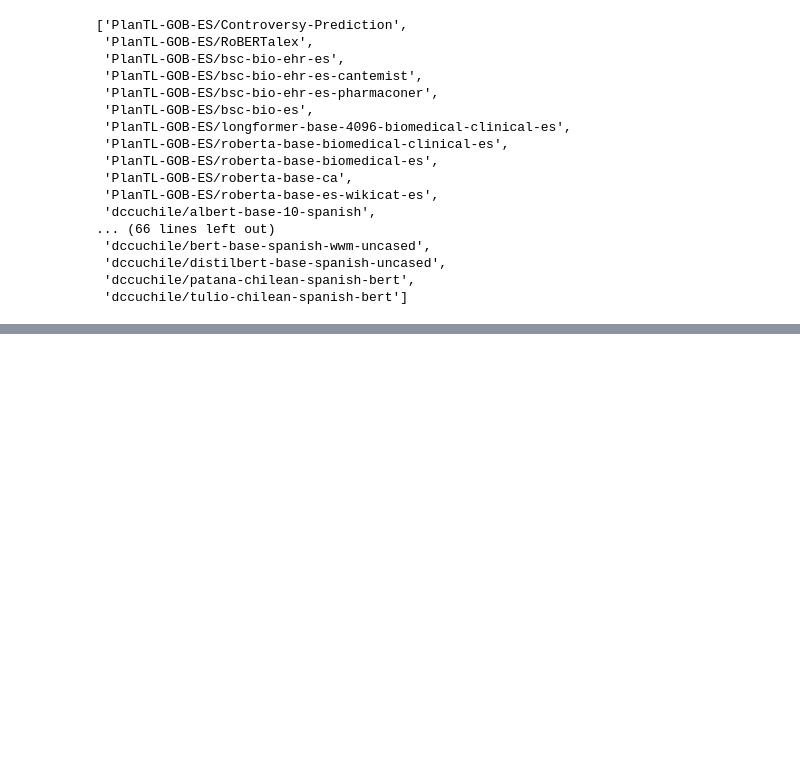
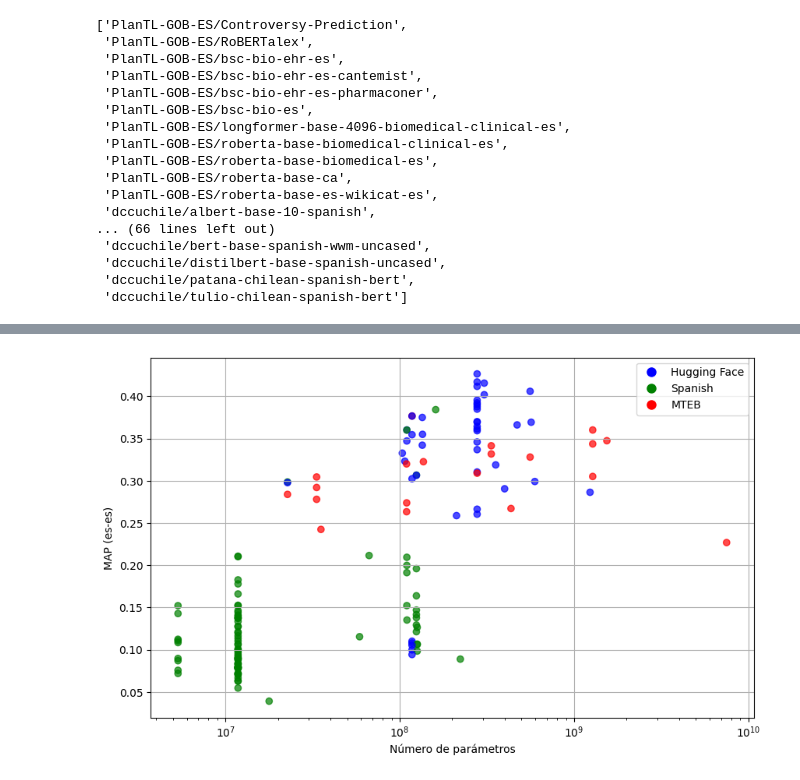
Before and after one commit to davidgc14/TalentCLEF-TaskA, a Jupyter notebook: data_lab.ipynb, the cells around one changed output, grey strips where cells are left out. Cells and saved outputs as stored; diff of their text form; code cells hidden in the pictures; blank space fills up the shorter version.

Commit message:
feat: Working flow prepared for results combination

```diff
--- a/data_lab.ipynb
+++ b/data_lab.ipynb
@@ -185,0 +188,8 @@ with open('es_models.txt', 'w') as f:
+# %%
+import pandas as pd
+
+df_hf = pd.read_csv('models/results/hugging_face/hf_evaluation_results.csv')
+df_es = pd.read_csv('models/results/spanish/es_evaluation_results.csv')
+df_mteb = pd.read_csv('models/results/mteb/mteb_evaluation_results.csv')
+
+df_mteb
@@ -185,0 +214,9 @@ with open('es_models.txt', 'w') as f:
+# %%
+df_hf['source'] = 'hugging_face'
+df_es['source'] = 'spanish'
+df_mteb['source'] = 'mteb'
+df_combined = pd.concat([df_hf, df_es, df_mteb], ignore_index=True)
+# ordenar por 'MAP'
+df_combined = df_combined.sort_values(by='map_es_es', ascending=False)
+df_combined.reset_index(drop=True, inplace=True)
+df_combined
@@ -185,0 +257,18 @@ with open('es_models.txt', 'w') as f:
+# %%
+# hacer grafica de puntos donde el eje x sea num_params y el eje y sea map_es_es. Diferencia por colores la fuente (source)
+import matplotlib.pyplot as plt
+
+plt.figure(figsize=(10, 6))
+plt.scatter(df_combined['num_params'], df_combined['map_es_es'], c=df_combined['source'].map({'hugging_face': 'blue', 'spanish': 'green', 'mteb': 'red'}), alpha=0.7)
+plt.xlabel('Número de parámetros')
+plt.ylabel('MAP (es-es)')
+plt.xscale('log')  # Escala logarítmica para el eje x
+plt.grid(True)
+# mostrar Leyenda
+handles = [plt.Line2D([0], [0], marker='o', color='w', label='Hugging Face', markerfacecolor='blue', markersize=10),
+           plt.Line2D([0], [0], marker='o', color='w', label='Spanish', markerfacecolor='green', markersize=10),
+           plt.Line2D([0], [0], marker='o', color='w', label='MTEB', markerfacecolor='red', markersize=10)]
+plt.legend(handles=handles)
+plt.show()
+# %% [output]
+[figure, added]
```
Also changed, not shown: parts of 5 cells of this notebook.
